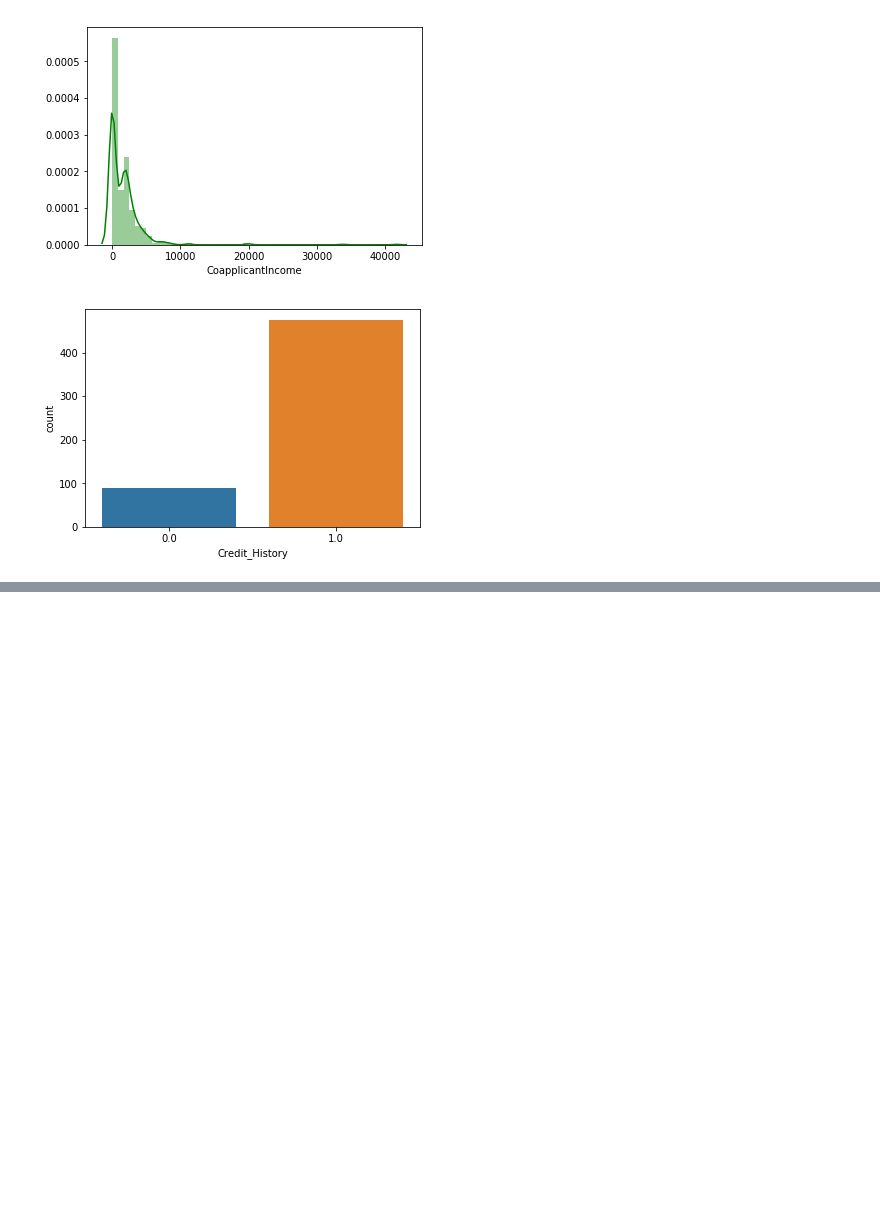
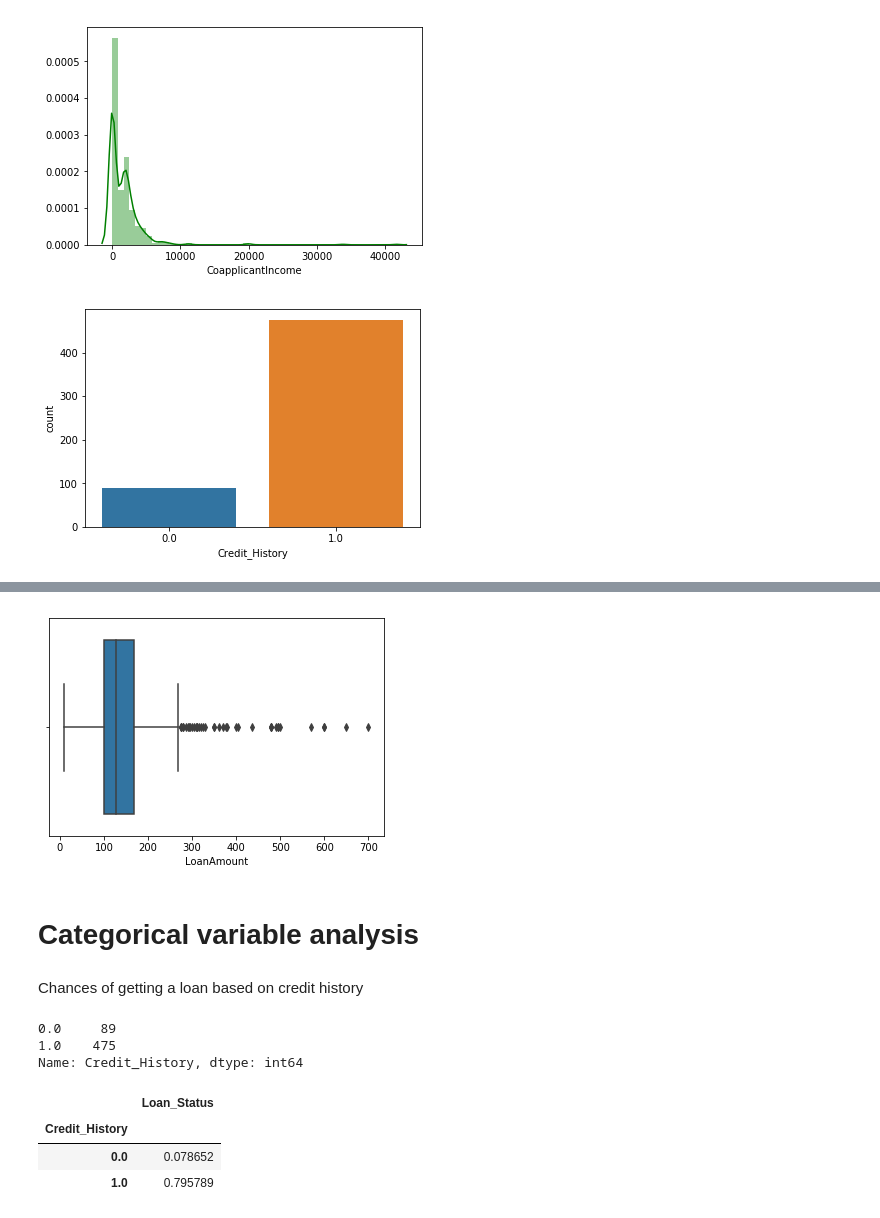
Before and after one commit to arunnitk/Data-science, a Jupyter notebook: Loan Prediction.ipynb, the cells around one changed output, grey strips where cells are left out. Drawn from its saved outputs; the diff is of its cells as text; code cells hidden in the pictures; blank space fills up the shorter version.

```diff
--- a/Loan Prediction.ipynb
+++ b/Loan Prediction.ipynb
@@ -126,0 +149,9 @@ plt.show()
+# %%
+sns.boxplot(train['LoanAmount'])
+plt.show()
+# %% [output]
+[figure, added]
+# %% [markdown]
+# Categorical variable analysis
+# %% [markdown]
+Chances of getting a loan based on credit history
@@ -126,0 +160,6 @@ plt.show()
+# %%
+temp1
+# %% [output]
+0.0     89
+1.0    475
+Name: Credit_History, dtype: int64
@@ -126,0 +168,7 @@ plt.show()
+# %%
+temp2
+# %% [output]
+|  | Loan_Status |
+| Credit_History |  |
+| 0.0 | 0.078652 |
+| 1.0 | 0.795789 |
```
Also changed, not shown: parts of 8 cells of this notebook.
